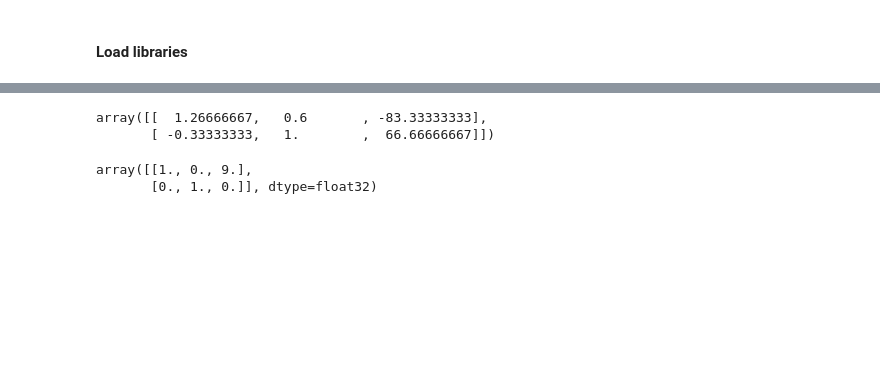
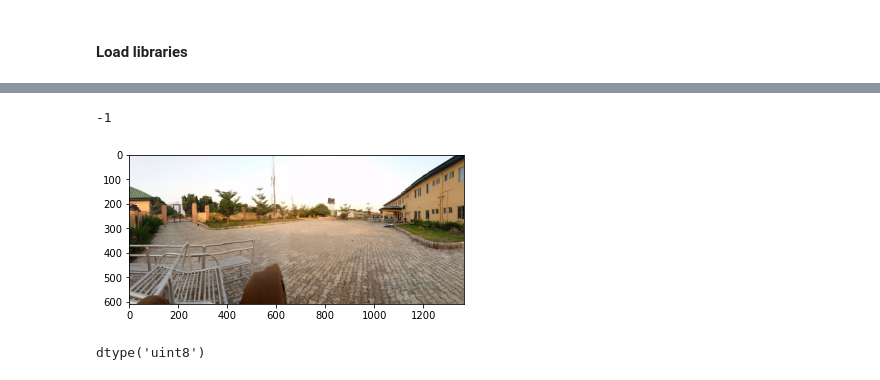
Before and after one commit to Ibraheem101/Opencv, a Jupyter notebook: opencv.ipynb, the cells around one changed output, grey strips where cells are left out. Drawn from its saved outputs; the diff is of its cells as text; code cells hidden in the pictures; blank space fills up the shorter version.

Commit message:
Added Color channels

```diff
--- a/opencv.ipynb
+++ b/opencv.ipynb
@@ -55,10 +8,31 @@ M = cv2.getAffineTransform(pts1, pts2)
-# %%
-M
-# %% [output]
-array([[  1.26666667,   0.6       , -83.33333333],
-       [ -0.33333333,   1.        ,  66.66666667]])
-# %%
-np.float32([[1, 0, 9], [0, 1, 0]])
-# %% [output]
-array([[1., 0., 9.],
-       [0., 1., 0.]], dtype=float32)
+# %%
+img = cv2.imread("C:/Users/User/OneDrive/Pictures/Arafims.jpg")
+img_rgb = cv2.cvtColor(img, cv2.COLOR_BGR2RGB)
+img_gray = cv2.cvtColor(img, cv2.COLOR_BGR2GRAY)
+# %%
+#### Rescaling imagees and video frames
+
+def rescaleFrame(frame, scale = 0.5):
+    width = int(frame.shape[1] * scale)
+    height = int(frame.shape[0] * scale)
+
+    dimensions = (width, height)
+
+    return cv2.resize(frame, dimensions, interpolation = cv2.INTER_AREA)
+# %%
+########## Read Image
+################################
+img = cv2.imread("C:/Users/User/OneDrive/Pictures/Arafims.jpg", cv2.IMREAD_GRAYSCALE)
+resized_img = rescaleFrame(img)
+
+plt.imshow(img_rgb)
+#plt.imshow(resized_img)
+cv2.waitKey()
+################################
+# %% [output]
+-1
+[figure, added]
+# %%
+np.array(img_gray).dtype
+# %% [output]
+dtype('uint8')
```
Also changed, not shown: parts of 9 cells of this notebook, 2 other files.
